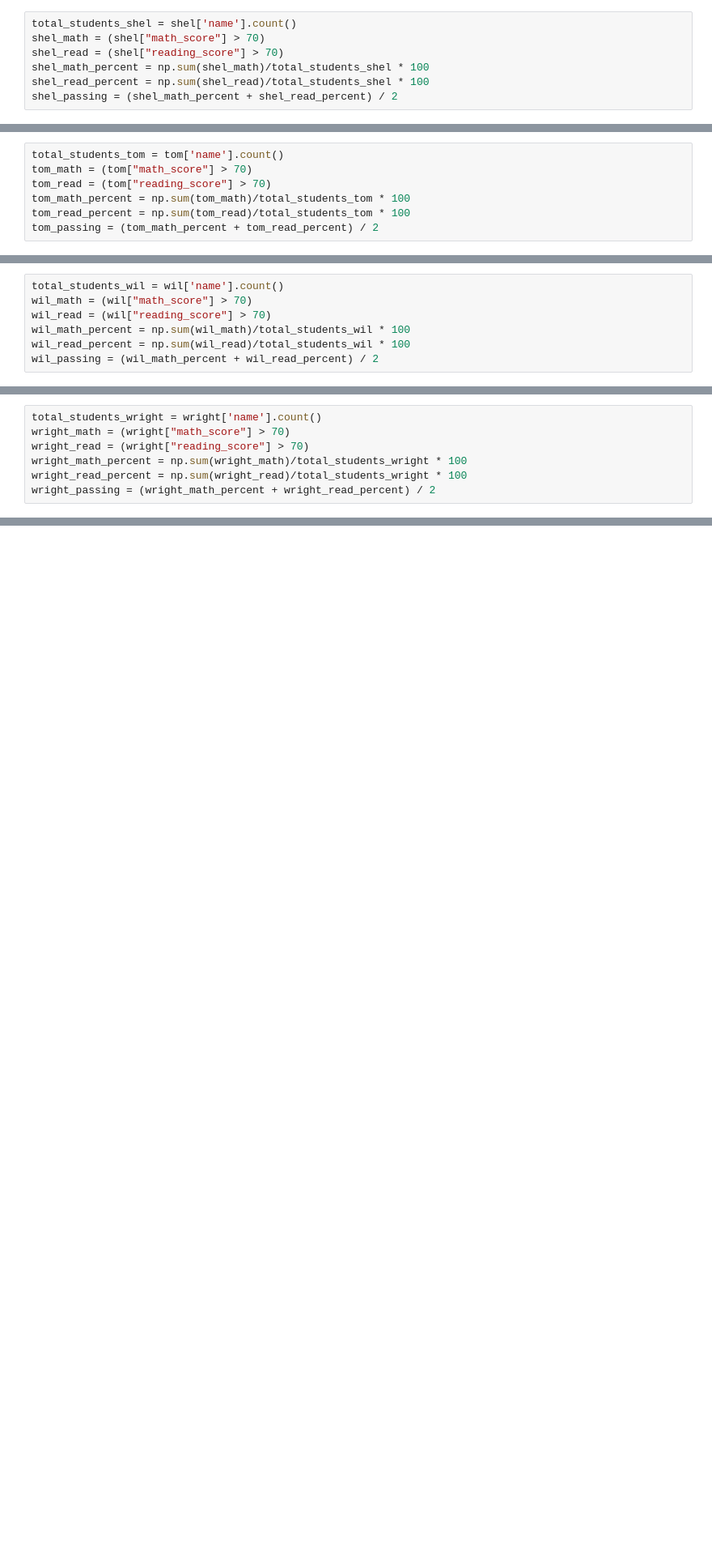
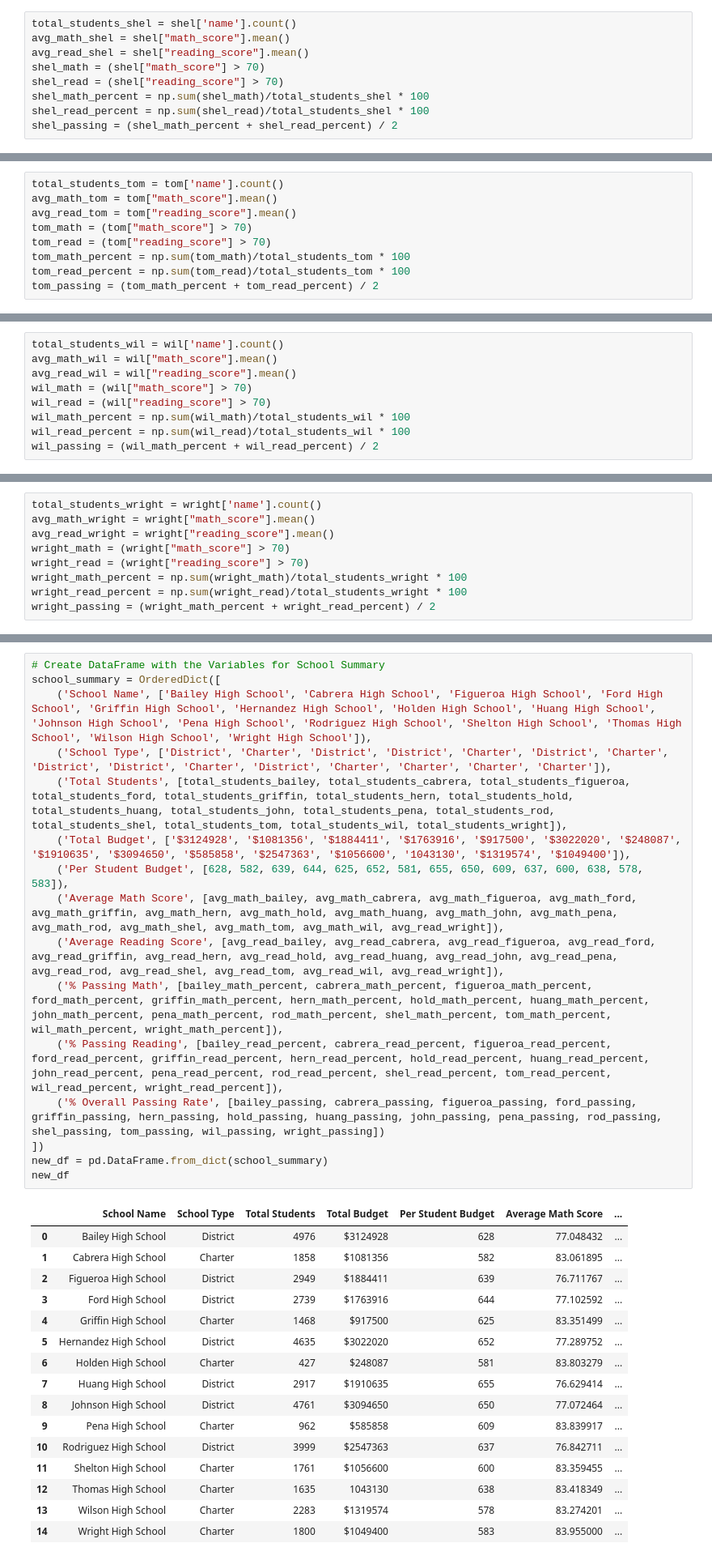
Before and after one commit to sameralsabb/numpy-pandas, a Jupyter notebook: Pandas HW - PyCitySchools.ipynb, the cells around one changed output, grey strips where cells are left out. Shown: that part at 81% size. Cells and saved outputs as stored; diff of their text form; blank space fills up the shorter version.

```diff
--- a/Pandas HW - PyCitySchools.ipynb
+++ b/Pandas HW - PyCitySchools.ipynb
@@ -370,6 +415,8 @@ shel.head()
 | 5870 | 5870 | Melissa Roberts | F | 10th | Shelton High School | 71 | 82 |
 # %%
 total_students_shel = shel['name'].count()
+avg_math_shel = shel["math_score"].mean()
+avg_read_shel = shel["reading_score"].mean()
 shel_math = (shel["math_score"] > 70)
 shel_read = (shel["reading_score"] > 70)
 shel_math_percent = np.sum(shel_math)/total_students_shel * 100
@@ -388,6 +435,8 @@ tom.head()
 | 37539 | 37539 | Noah Erickson | M | 9th | Thomas High School | 86 | 76 |
 # %%
 total_students_tom = tom['name'].count()
+avg_math_tom = tom["math_score"].mean()
+avg_read_tom = tom["reading_score"].mean()
 tom_math = (tom["math_score"] > 70)
 tom_read = (tom["reading_score"] > 70)
 tom_math_percent = np.sum(tom_math)/total_students_tom * 100
@@ -406,6 +455,8 @@ wil.head()
 | 13734 | 13734 | Gail Hall | F | 9th | Wilson High School | 79 | 72 |
 # %%
 total_students_wil = wil['name'].count()
+avg_math_wil = wil["math_score"].mean()
+avg_read_wil = wil["reading_score"].mean()
 wil_math = (wil["math_score"] > 70)
 wil_read = (wil["reading_score"] > 70)
 wil_math_percent = np.sum(wil_math)/total_students_wil * 100
@@ -424,6 +475,8 @@ wright.head()
 | 24240 | 24240 | Cynthia Guzman | F | 11th | Wright High School | 93 | 82 |
 # %%
 total_students_wright = wright['name'].count()
+avg_math_wright = wright["math_score"].mean()
+avg_read_wright = wright["reading_score"].mean()
 wright_math = (wright["math_score"] > 70)
 wright_read = (wright["reading_score"] > 70)
 wright_math_percent = np.sum(wright_math)/total_students_wright * 100
@@ -449,0 +487,33 @@ school_summary_df
+# %%
+# Create DataFrame with the Variables for School Summary
+school_summary = OrderedDict([
+    ('School Name', ['Bailey High School', 'Cabrera High School', 'Figueroa High School', 'Ford High School', 'Griffin High School', 'Hernandez High School', 'Holden High School', 'Huang High School', 'Johnson High School', 'Pena High School', 'Rodriguez High School', 'Shelton High School', 'Thomas High School', 'Wilson High School', 'Wright High School']),
+    ('School Type', ['District', 'Charter', 'District', 'District', 'Charter', 'District', 'Charter', 'District', 'District', 'Charter', 'District', 'Charter', 'Charter', 'Charter', 'Charter']),
+    ('Total Students', [total_students_bailey, total_students_cabrera, total_students_figueroa, total_students_ford, total_students_griffin, total_students_hern, total_students_hold, total_students_huang, total_students_john, total_students_pena, total_students_rod, total_students_shel, total_students_tom, total_students_wil, total_students_wright]),
+    ('Total Budget', ['$3124928', '$1081356', '$1884411', '$1763916', '$917500', '$3022020', '$248087', '$1910635', '$3094650', '$585858', '$2547363', '$1056600', '1043130', '$1319574', '$1049400']),
+    ('Per Student Budget', [628, 582, 639, 644, 625, 652, 581, 655, 650, 609, 637, 600, 638, 578, 583]),
+    ('Average Math Score', [avg_math_bailey, avg_math_cabrera, avg_math_figueroa, avg_math_ford, avg_math_griffin, avg_math_hern, avg_math_hold, avg_math_huang, avg_math_john, avg_math_pena, avg_math_rod, avg_math_shel, avg_math_tom, avg_math_wil, avg_read_wright]),
+    ('Average Reading Score', [avg_read_bailey, avg_read_cabrera, avg_read_figueroa, avg_read_ford, avg_read_griffin, avg_read_hern, avg_read_hold, avg_read_huang, avg_read_john, avg_read_pena, avg_read_rod, avg_read_shel, avg_read_tom, avg_read_wil, avg_read_wright]),
+    ('% Passing Math', [bailey_math_percent, cabrera_math_percent, figueroa_math_percent, ford_math_percent, griffin_math_percent, hern_math_percent, hold_math_percent, huang_math_percent, john_math_percent, pena_math_percent, rod_math_percent, shel_math_percent, tom_math_percent, wil_math_percent, wright_math_percent]),
+    ('% Passing Reading', [bailey_read_percent, cabrera_read_percent, figueroa_read_percent, ford_read_percent, griffin_read_percent, hern_read_percent, hold_read_percent, huang_read_percent, john_read_percent, pena_read_percent, rod_read_percent, shel_read_percent, tom_read_percent, wil_read_percent, wright_read_percent]),
+    ('% Overall Passing Rate', [bailey_passing, cabrera_passing, figueroa_passing, ford_passing, griffin_passing, hern_passing, hold_passing, huang_passing, john_passing, pena_passing, rod_passing, shel_passing, tom_passing, wil_passing, wright_passing])
+])
+new_df = pd.DataFrame.from_dict(school_summary)
+new_df
+# %% [output]
+|  | School Name | School Type | Total Students | Total Budget | Per Student Budget | Average Math Score | ... |
+| 0 | Bailey High School | District | 4976 | $3124928 | 628 | 77.048432 | ... |
+| 1 | Cabrera High School | Charter | 1858 | $1081356 | 582 | 83.061895 | ... |
+| 2 | Figueroa High School | District | 2949 | $1884411 | 639 | 76.711767 | ... |
+| 3 | Ford High School | District | 2739 | $1763916 | 644 | 77.102592 | ... |
+| 4 | Griffin High School | Charter | 1468 | $917500 | 625 | 83.351499 | ... |
+| 5 | Hernandez High School | District | 4635 | $3022020 | 652 | 77.289752 | ... |
+| 6 | Holden High School | Charter | 427 | $248087 | 581 | 83.803279 | ... |
+| 7 | Huang High School | District | 2917 | $1910635 | 655 | 76.629414 | ... |
+| 8 | Johnson High School | District | 4761 | $3094650 | 650 | 77.072464 | ... |
+| 9 | Pena High School | Charter | 962 | $585858 | 609 | 83.839917 | ... |
+| 10 | Rodriguez High School | District | 3999 | $2547363 | 637 | 76.842711 | ... |
+| 11 | Shelton High School | Charter | 1761 | $1056600 | 600 | 83.359455 | ... |
+| 12 | Thomas High School | Charter | 1635 | 1043130 | 638 | 83.418349 | ... |
+| 13 | Wilson High School | Charter | 2283 | $1319574 | 578 | 83.274201 | ... |
+| 14 | Wright High School | Charter | 1800 | $1049400 | 583 | 83.955000 | ... |
```
Also changed, not shown: parts of 57 cells of this notebook.
